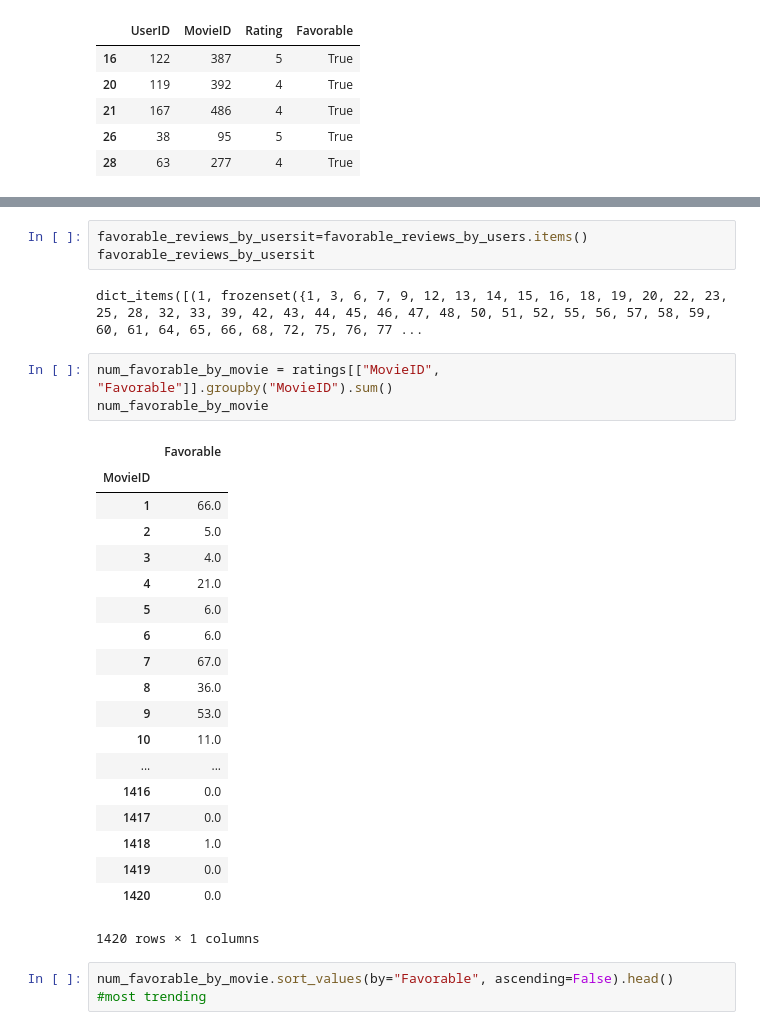
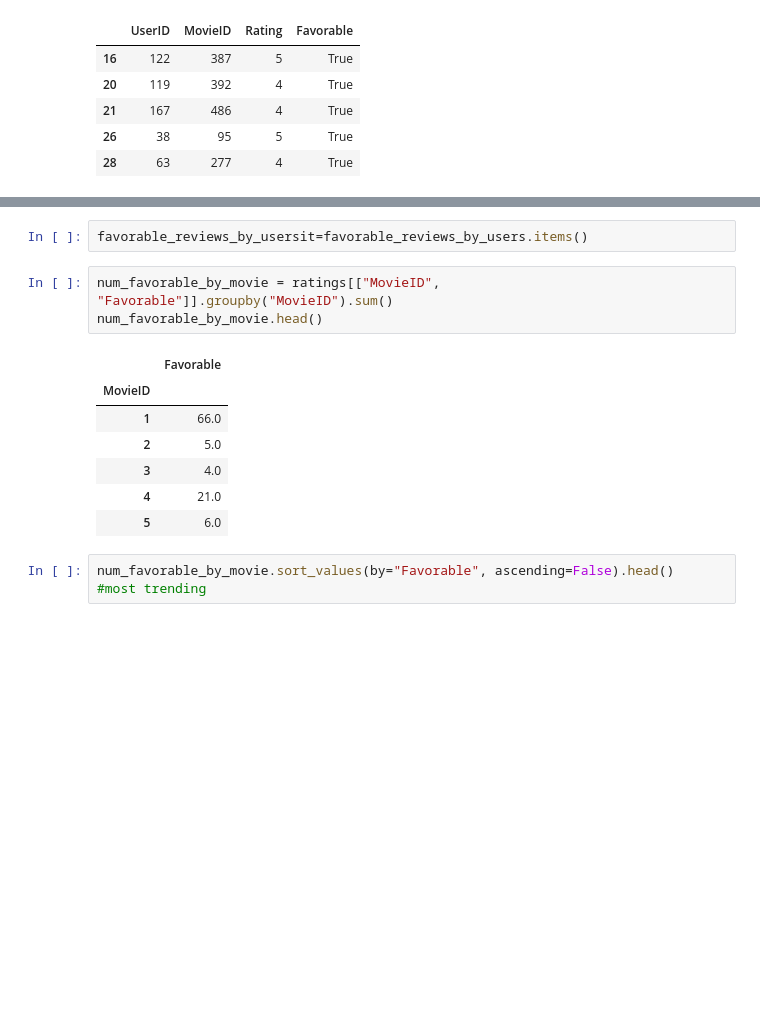
Before and after one commit to tanushreeneelam/Movie-Recommendation, a Jupyter notebook: movie_recommendation.ipynb, the cells around one changed output, grey strips where cells are left out. Drawn from its saved outputs; the diff is of its cells as text; blank space fills up the shorter version.

```diff
--- a/movie_recommendation.ipynb
+++ b/movie_recommendation.ipynb
@@ -94,31 +75,16 @@ favorable_reviews_by_users
 # %%
 favorable_reviews_by_usersit=favorable_reviews_by_users.items()
-favorable_reviews_by_usersit
-# %% [output]
-dict_items([(1, frozenset({1, 3, 6, 7, 9, 12, 13, 14, 15, 16, 18, 19, 20, 22, 23, 25, 28, 32, 33, 39, 42, 43, 44, 45, 46, 47, 48, 50, 51, 52, 55, 56, 57, 58, 59, 60, 61, 64, 65, 66, 68, 72, 75, 76, 77 ...
 # %%
 num_favorable_by_movie = ratings[["MovieID", "Favorable"]].groupby("MovieID").sum()
-num_favorable_by_movie
+num_favorable_by_movie.head()
 # %% [output]
 |  | Favorable |
 | MovieID |  |
 | 1 | 66.0 |
 | 2 | 5.0 |
 | 3 | 4.0 |
 | 4 | 21.0 |
 | 5 | 6.0 |
-| 6 | 6.0 |
-| 7 | 67.0 |
-| 8 | 36.0 |
-| 9 | 53.0 |
-| 10 | 11.0 |
-| ... | ... |
-| 1416 | 0.0 |
-| 1417 | 0.0 |
-| 1418 | 1.0 |
-| 1419 | 0.0 |
-| 1420 | 0.0 |
-1420 rows × 1 columns
 # %%
 num_favorable_by_movie.sort_values(by="Favorable", ascending=False).head()    #most trending
 # %% [output]
```
Also changed, not shown: parts of 3 cells of this notebook.
